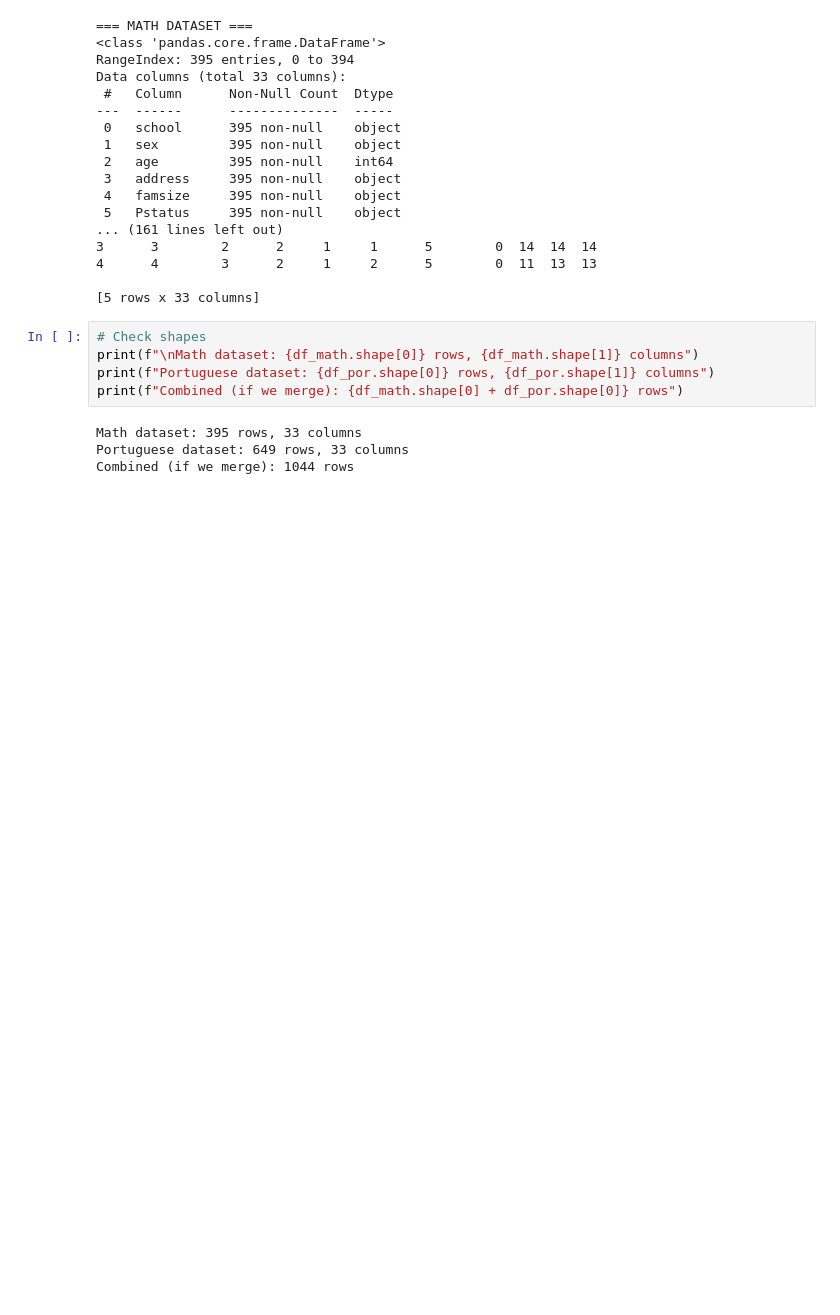
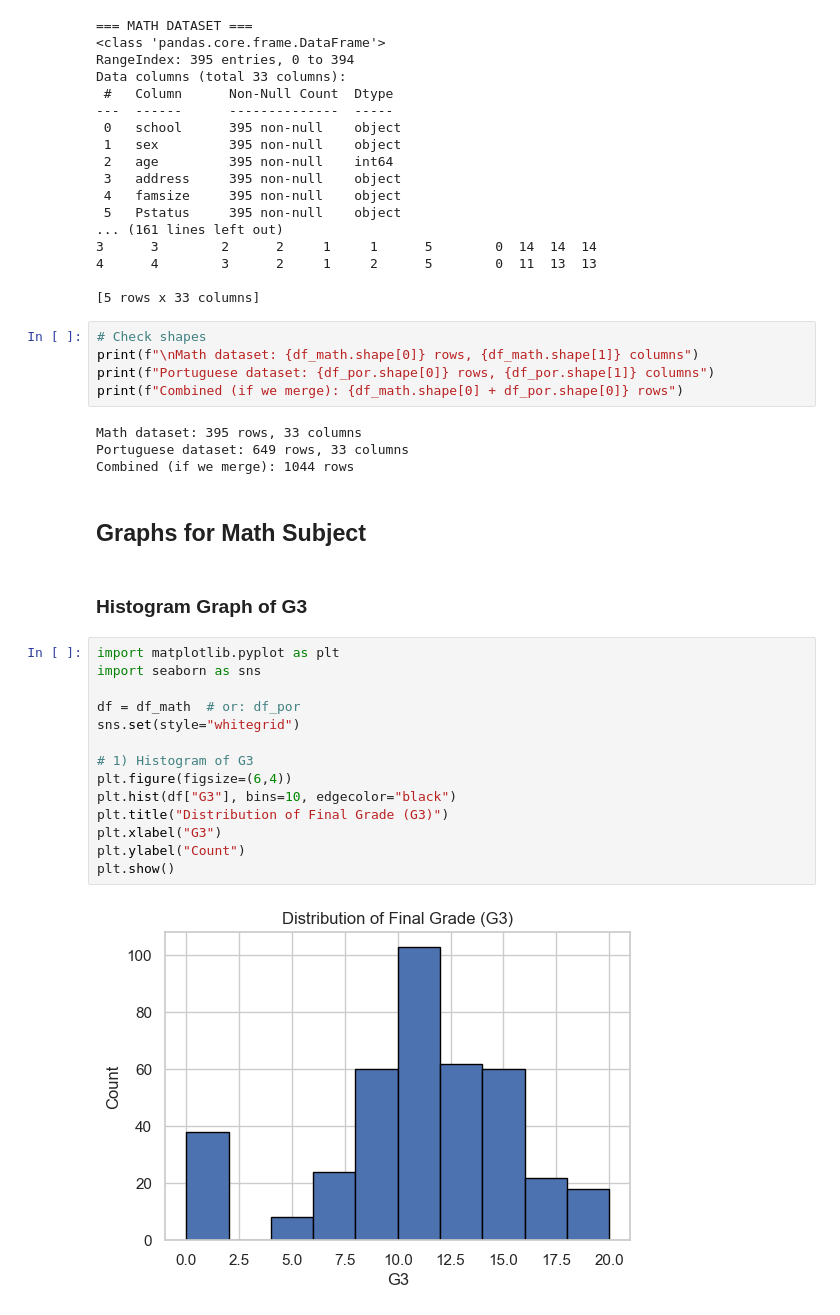
Before and after one commit to pratikkmane/student-performance, a Jupyter notebook: notebooks/01_initial_exploration.ipynb, the cells around one changed output. Cells and saved outputs as stored; diff of their text form; blank space fills up the shorter version.

Commit message:
Graphs for both math and port

```diff
--- a/notebooks/01_initial_exploration.ipynb
+++ b/notebooks/01_initial_exploration.ipynb
@@ -42,3 +42,23 @@ print(f"Combined (if we merge): {df_math.shape[0] + df_por.shape[0]} rows")
 Math dataset: 395 rows, 33 columns
 Portuguese dataset: 649 rows, 33 columns
 Combined (if we merge): 1044 rows
+# %% [markdown]
+## Graphs for Math Subject
+# %% [markdown]
+### Histogram Graph of G3
+# %%
+import matplotlib.pyplot as plt
+import seaborn as sns
+
+df = df_math  # or: df_por
+sns.set(style="whitegrid")
+
+# 1) Histogram of G3
+plt.figure(figsize=(6,4))
+plt.hist(df["G3"], bins=10, edgecolor="black")
+plt.title("Distribution of Final Grade (G3)")
+plt.xlabel("G3")
+plt.ylabel("Count")
+plt.show()
+# %% [output]
+[figure, added]
```
Also changed, not shown: parts of 15 cells of this notebook.
